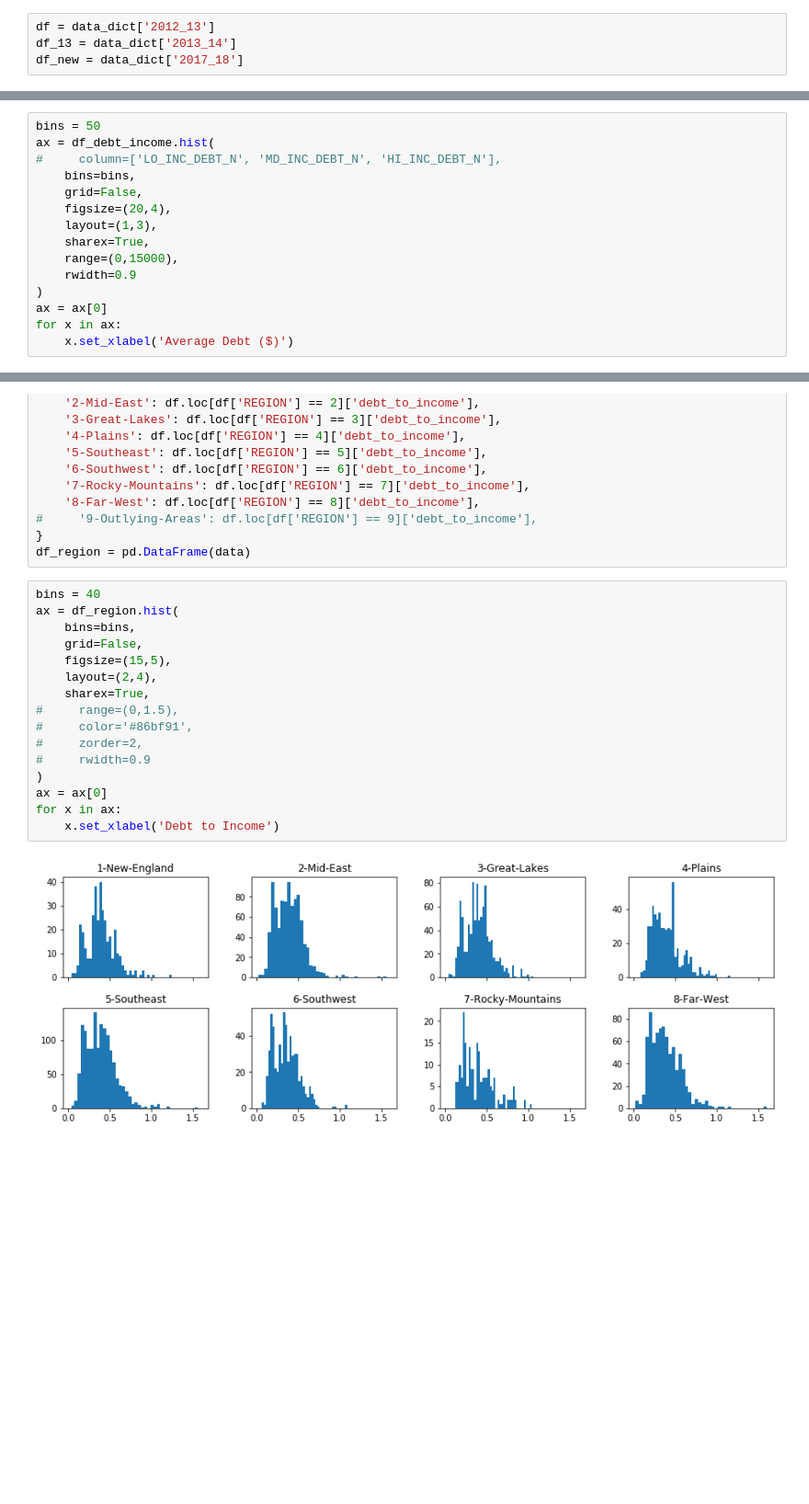
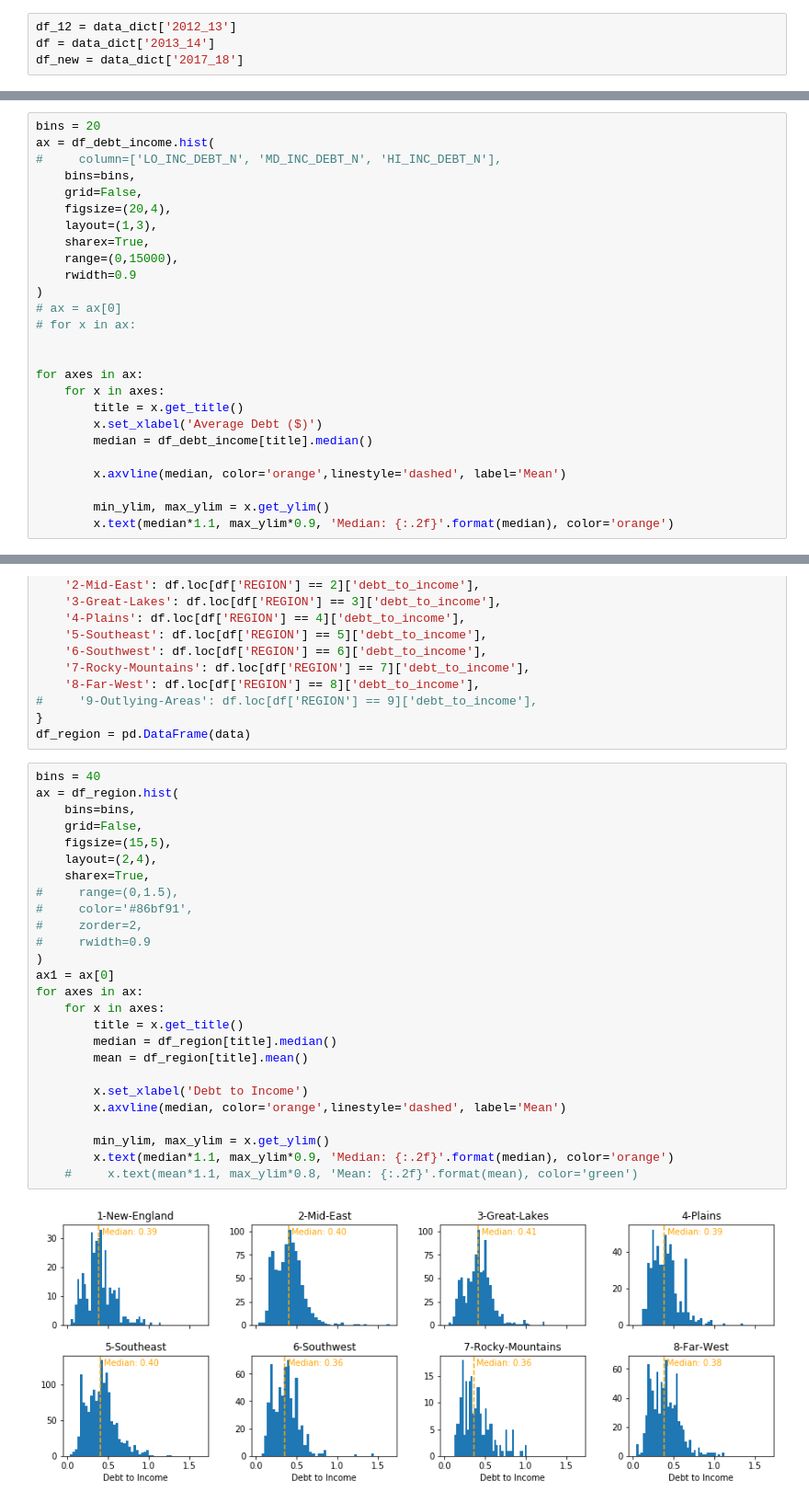
Before and after one commit to Data-Science-Business-Analytics/data-science-business-analytics-final-project, a Jupyter notebook: 00-sandbox.ipynb, the cells around one changed output, grey strips where cells are left out. Shown at 92% size. Drawn from its saved outputs; the diff is of its cells as text; blank space fills up the shorter version.

```diff
--- a/00-sandbox.ipynb
+++ b/00-sandbox.ipynb
@@ -33,6 +33,6 @@ Wall time: 3min 41s
 # %%
-df = data_dict['2012_13']
-df_13 = data_dict['2013_14']
+df_12 = data_dict['2012_13']
+df = data_dict['2013_14']
 df_new = data_dict['2017_18']
 # %%
 df.head()
@@ -120,7 +163,7 @@ data = {
 }
 df_debt_income = pd.DataFrame(data)
 # %%
-bins = 50
+bins = 20
 ax = df_debt_income.hist(
 #     column=['LO_INC_DEBT_N', 'MD_INC_DEBT_N', 'HI_INC_DEBT_N'],
     bins=bins,
@@ -131,7 +174,18 @@ ax = df_debt_income.hist(
     range=(0,15000),
     rwidth=0.9
 )
-ax = ax[0]
-for x in ax:
-    x.set_xlabel('Average Debt ($)')
+# ax = ax[0]
+# for x in ax:
+
+
+for axes in ax:
+    for x in axes:
+        title = x.get_title()
+        x.set_xlabel('Average Debt ($)')
+        median = df_debt_income[title].median()
+
+        x.axvline(median, color='orange',linestyle='dashed', label='Mean')
+
+        min_ylim, max_ylim = x.get_ylim()
+        x.text(median*1.1, max_ylim*0.9, 'Median: {:.2f}'.format(median), color='orange')
 # %% [output]
@@ -199,18 +253,28 @@ df_region = pd.DataFrame(data)
 # %%
 bins = 40
 ax = df_region.hist(
     bins=bins,
     grid=False,
     figsize=(15,5),
     layout=(2,4),
     sharex=True,
 #     range=(0,1.5),
 #     color='#86bf91',
 #     zorder=2,
 #     rwidth=0.9
 )
-ax = ax[0]
-for x in ax:
-    x.set_xlabel('Debt to Income')
+ax1 = ax[0]
+for axes in ax:
+    for x in axes:
+        title = x.get_title()
+        median = df_region[title].median()
+        mean = df_region[title].mean()
+
+        x.set_xlabel('Debt to Income')
+        x.axvline(median, color='orange',linestyle='dashed', label='Mean')
+
+        min_ylim, max_ylim = x.get_ylim()
+        x.text(median*1.1, max_ylim*0.9, 'Median: {:.2f}'.format(median), color='orange')
+    #     x.text(mean*1.1, max_ylim*0.8, 'Mean: {:.2f}'.format(mean), color='green')
 # %% [output]
-[figure, old version]
+[figure, new version]
```
Also changed, not shown: parts of 9 cells of this notebook.
